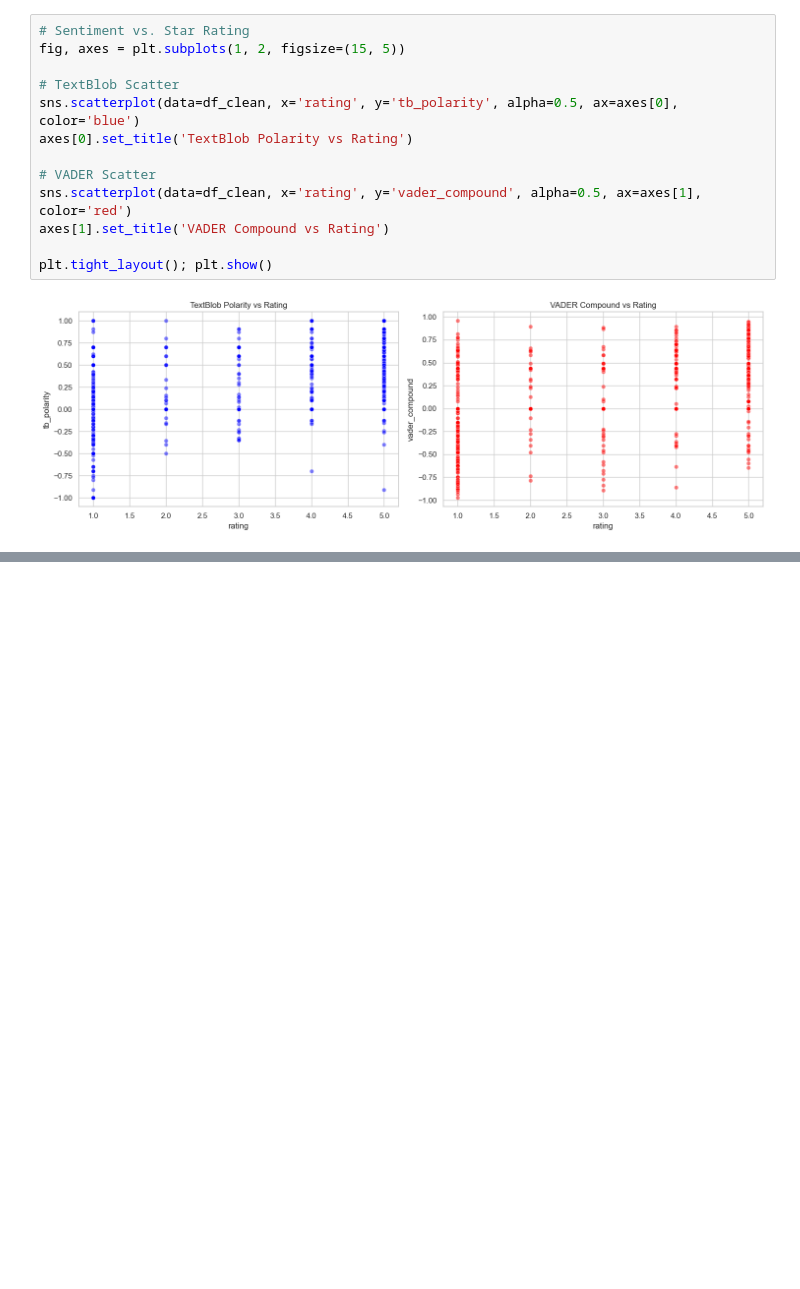
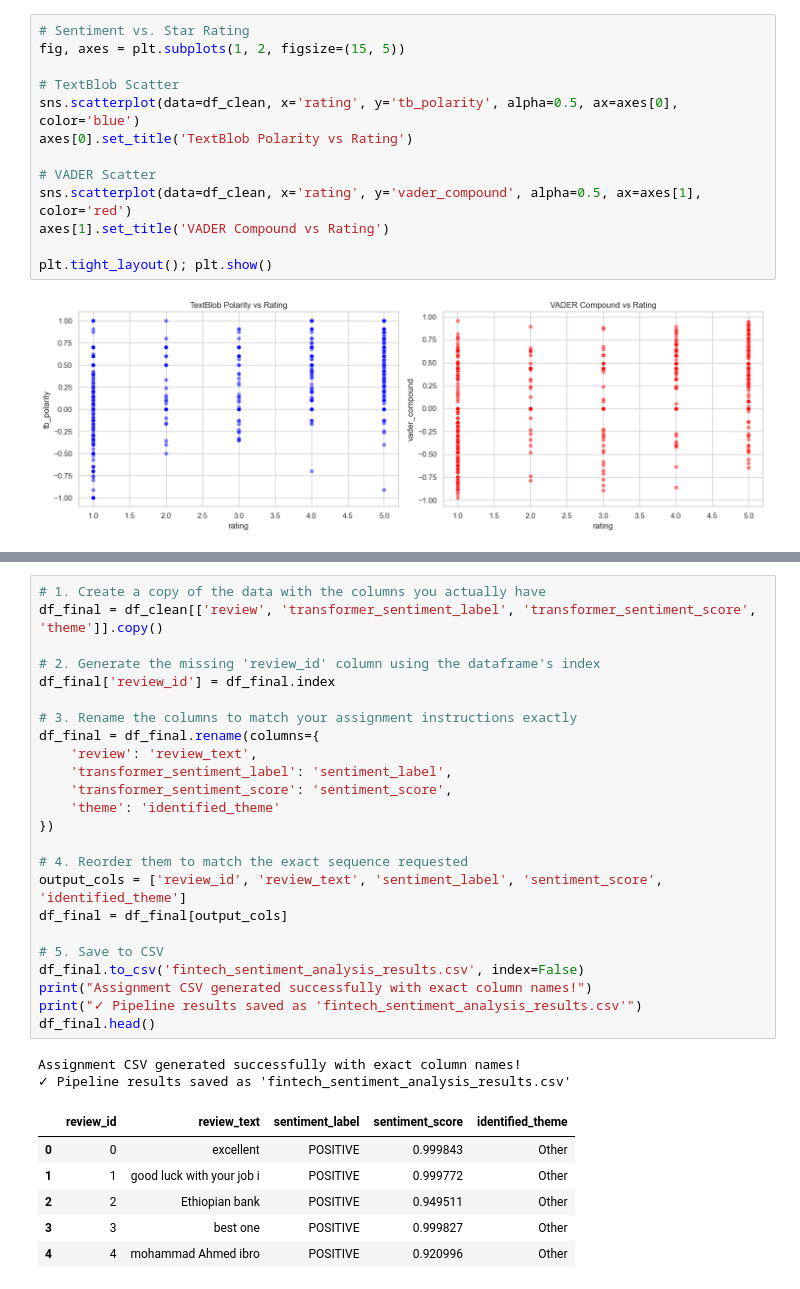
Before and after one commit to Ilham148/fintech_review_analytics, a Jupyter notebook: notebooks/bank_review.ipynb, the cells around one changed output, grey strips where cells are left out. Drawn from its saved outputs; the diff is of its cells as text; blank space fills up the shorter version.

```diff
--- a/notebooks/bank_review.ipynb
+++ b/notebooks/bank_review.ipynb
@@ -554,0 +689,33 @@ plt.tight_layout(); plt.show()
+# %%
+# 1. Create a copy of the data with the columns you actually have
+df_final = df_clean[['review', 'transformer_sentiment_label', 'transformer_sentiment_score', 'theme']].copy()
+
+# 2. Generate the missing 'review_id' column using the dataframe's index
+df_final['review_id'] = df_final.index
+
+# 3. Rename the columns to match your assignment instructions exactly
+df_final = df_final.rename(columns={
+    'review': 'review_text',
+    'transformer_sentiment_label': 'sentiment_label',
+    'transformer_sentiment_score': 'sentiment_score',
+    'theme': 'identified_theme'
+})
+
+# 4. Reorder them to match the exact sequence requested
+output_cols = ['review_id', 'review_text', 'sentiment_label', 'sentiment_score', 'identified_theme']
+df_final = df_final[output_cols]
+
+# 5. Save to CSV
+df_final.to_csv('fintech_sentiment_analysis_results.csv', index=False)
+print("Assignment CSV generated successfully with exact column names!")
+print("✓ Pipeline results saved as 'fintech_sentiment_analysis_results.csv'")
+df_final.head()
+# %% [output]
+Assignment CSV generated successfully with exact column names!
+✓ Pipeline results saved as 'fintech_sentiment_analysis_results.csv'
+|  | review_id | review_text | sentiment_label | sentiment_score | identified_theme |
+| 0 | 0 | excellent | POSITIVE | 0.999843 | Other |
+| 1 | 1 | good luck with your job i | POSITIVE | 0.999772 | Other |
+| 2 | 2 | Ethiopian bank | POSITIVE | 0.949511 | Other |
+| 3 | 3 | best one | POSITIVE | 0.999827 | Other |
+| 4 | 4 | mohammad Ahmed ibro | POSITIVE | 0.920996 | Other |
```
Also changed, not shown: parts of 19 cells of this notebook, 1 other file.
